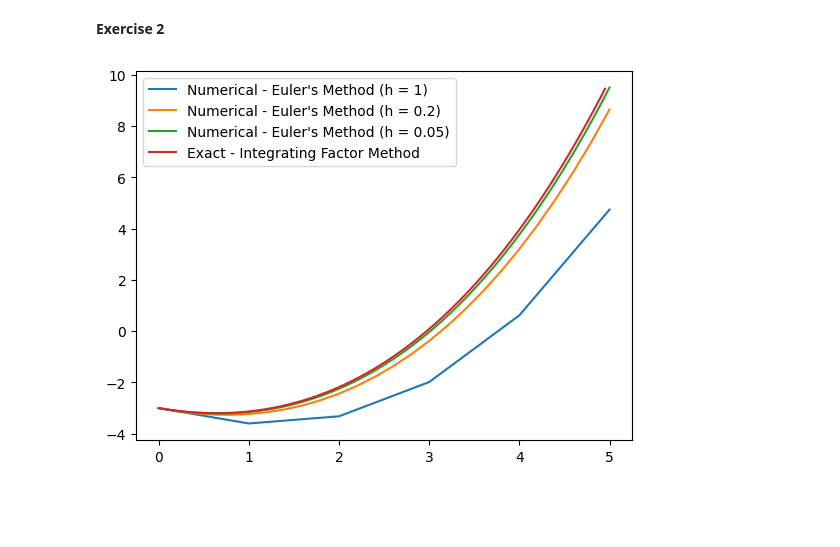
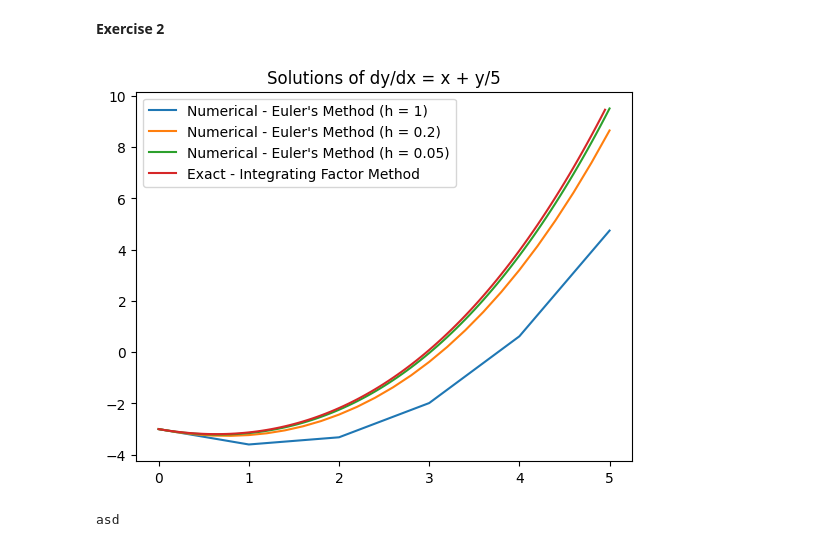
Before and after one commit to JayB-127/ECM1416CompMaths-ContinuousAssessment, a Jupyter notebook: CA.ipynb, the cells around one changed output. Drawn from its saved outputs; the diff is of its cells as text; code cells hidden in the pictures; blank space fills up the shorter version.

Commit message:
figure title

```diff
--- a/CA.ipynb
+++ b/CA.ipynb
@@ -118,31 +119,33 @@ def eulers(stepSize): #function to implement Euler's method
         yComponents.append(y)
         x += stepSize #increment x by step size
         xComponents.append(x)
 
     plt.plot(xComponents, yComponents, label="Numerical - Euler's Method (h = " + str(stepSize) + ")") #plot points for Euler's method
 
 def integratingFactor(): #function to implement Integrating Factor method
     xComponents = []
     yComponents = []
     x = 0
     #for each x value in interval
     while x < interval[1]:
         xComponents.append(x)
         y = 22*pow(math.e, x/5) - 5*x - 25 #plot the equation 'y = 22e^(x/5) - 5x - 25' - The derivation of this equation is shown below
         yComponents.append(y)
         x += 0.05 #increment x by a stepsize of 0.05
         x = float(format(x, ".2f")) #round x to two decimal points
 
     plt.plot(xComponents, yComponents, label="Exact - Integrating Factor Method") #plot the points for Integrating Factor method
 
 
 eulers(1) #call Euler's method with stepsize 1
 eulers(0.2) #call Euler's method with stepsize 0.2
 eulers(0.05) #call Euler's method with stepsize 0.05
 
 integratingFactor() #call integrating factor method to find exact solution
 
 plt.legend()
+plt.title("Solutions of dy/dx = x + y/5")
 plt.show()
 # %% [output]
-[figure, old version]
+[figure, new version]
+asd
```
Also changed, not shown: parts of 1 cell of this notebook.
